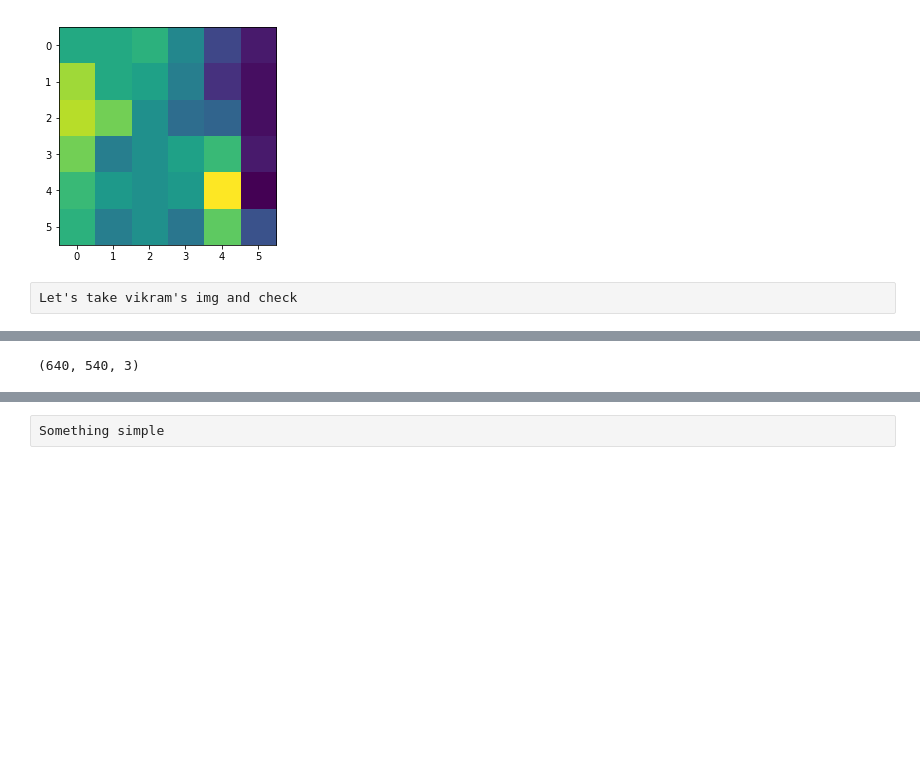
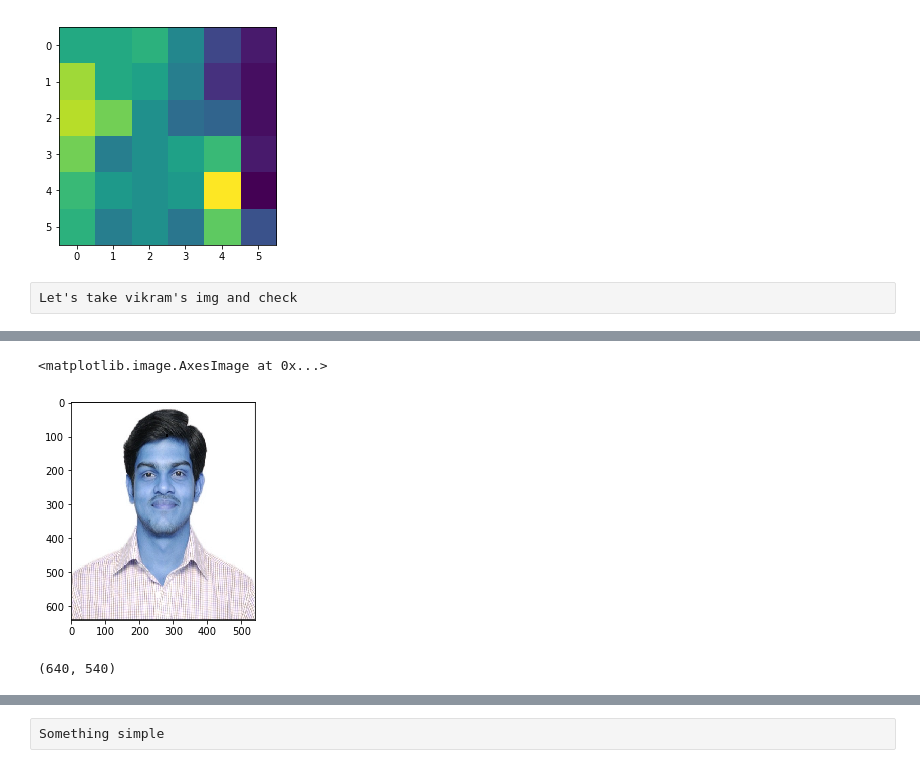
Before and after one commit to vikramriyer/Data_Analysis_Multiple, a Jupyter notebook: CNN image viewer.ipynb, the cells around one changed output, grey strips where cells are left out. Drawn from its saved outputs; the diff is of its cells as text; code cells hidden in the pictures; blank space fills up the shorter version.

```diff
--- a/CNN image viewer.ipynb
+++ b/CNN image viewer.ipynb
@@ -48,2 +54,2 @@ Let's take vikram's img and check
 # %%
-img = cv2.imread("vikram.jpg")
+vimg = cv2.imread("vikram.jpg")
@@ -50,6 +76,11 @@ img = cv2.imread("vikram.jpg")
+# %%
+plt.imshow(vimg)
+# %% [output]
+<matplotlib.image.AxesImage at 0x...>
+[figure, added]
 # %%
-img.reshape()
+img.shape
 # %% [output]
-(640, 540, 3)
+(640, 540)
 # %%
 vikram_convolved = convolve2d(img, filters)
```
Also changed, not shown: parts of 8 cells of this notebook.
